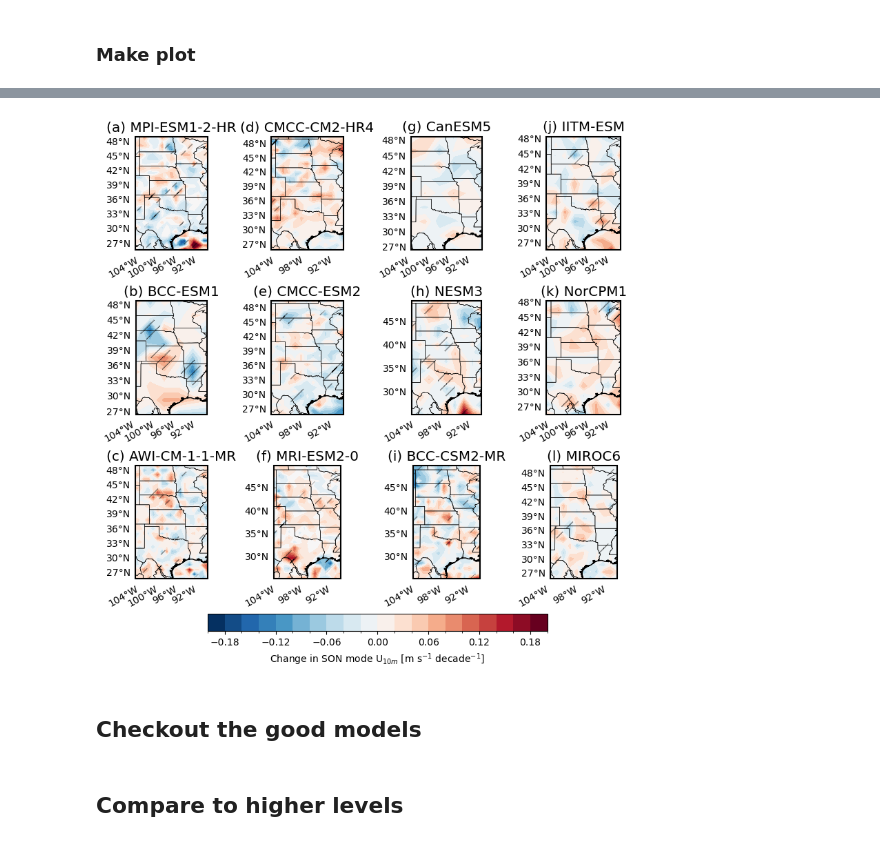
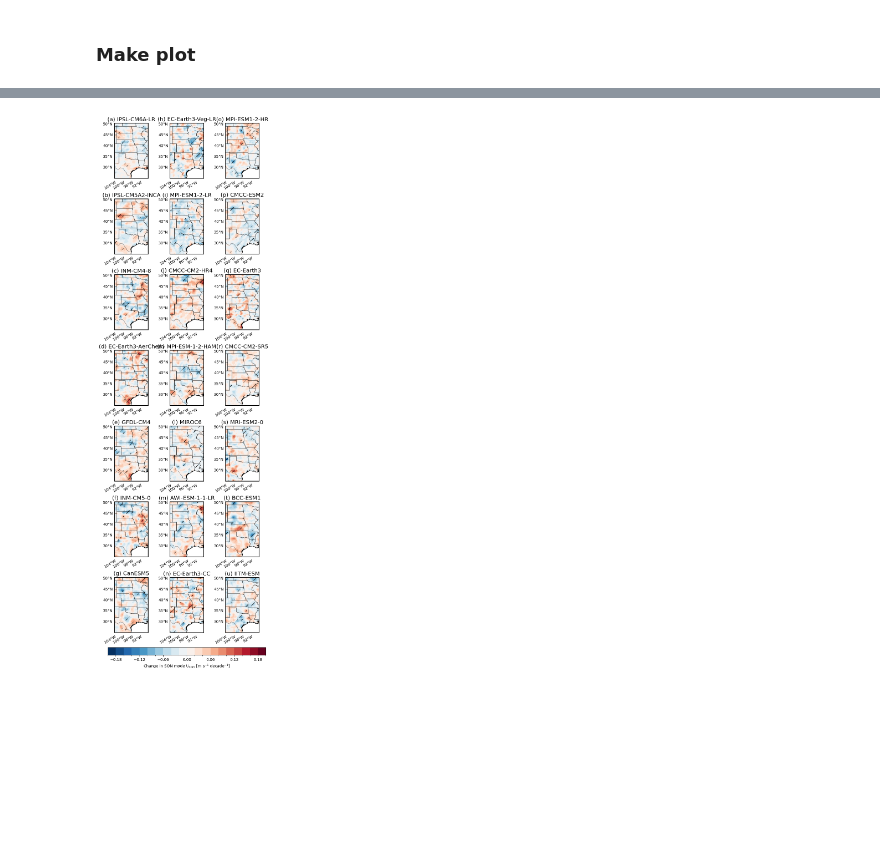
Before and after one commit to ivalencius/GPLLJ, a Jupyter notebook: src/GHCNh_cna.ipynb, the cells around one changed output, grey strips where cells are left out. Cells and saved outputs as stored; diff of their text form; code cells hidden in the pictures; blank space fills up the shorter version.

Commit message:
Added more models with ua, va, psl

```diff
--- a/src/GHCNh_cna.ipynb
+++ b/src/GHCNh_cna.ipynb
@@ -1406,26 +1382,30 @@ shape: (118, 7)
 We need to download daily model data in order to get this information.
 # %%
 from scipy import stats
+import warnings
+
 
 def mode_func(x, axis):
-    mode_result = stats.mode(x, axis=axis, nan_policy='raise')
-    return mode_result.mode
+    if np.isnan(x).all():
+        return np.nan
+    with warnings.catch_warnings():
+        warnings.simplefilter("ignore")
+        mode_result = stats.mode(x, axis=axis, nan_policy='omit')
+        return mode_result.mode
 
 model_ds = []
 # Need to do this in a loop to mask out na pixels (models on different native grids)
 # want to keep highest resolution possible for each model so no regridding
-ds_day = xr.open_dataset(CMIP6_FILE, chunks='auto')
-for source_id in model_names:
+for source_id in ds.source_id.to_numpy():
     da = (
-        ds_day.sfcWind
+        ds.sfcWind
         .sel(source_id=source_id)
-        .sel(time=slice('1979', '2014'))
     ).compute()
-    da_grid = da.where(da >= 0, drop=True)
-    da_son = da_grid.sel(time=da_grid.time.dt.month.isin([9, 10, 11]))
+    # da_grid = da.where(da >= 0, drop=True)
+    da_son = da.sel(time=da.time.dt.month.isin([9, 10, 11]))
     da_mode = da_son.groupby('time.year').reduce(mode_func, dim='time')
     regressed = apply_mk_linear(da_mode).compute()
     model_ds.append(regressed)
-mk_models = xr.concat(model_ds, pd.Index(model_names, name='source_id'), coords='minimal', compat='override')
+mk_models = xr.concat(model_ds, pd.Index(ds.source_id.to_numpy(), name='source_id'), coords='minimal', compat='override')
 mk_models
 # %% [output]
@@ -1462,4 +1453,10 @@ Data variables:
 # %%
+sig_shapes = ['o' if h else 'x' for h in station_mode_mk['h']]
+kwargs = {
+    'cmap': 'RdBu_r',
+    'vmin': -1,
+    'vmax': 1
+}
 fig, ax = plt.subplots(subplot_kw={'projection': ccrs.PlateCarree()})
 # plot in rows for shape options
 for lon, lat, slope, shape in zip(station_mode_mk['Longitude'], station_mode_mk['Latitude'], station_mode_mk['slope'], sig_shapes):
@@ -1470,7 +1467,7 @@ for lon, lat, slope, shape in zip(station_mode_mk['Longitude'], station_mode_mk[
         transform=ccrs.PlateCarree(),
         **kwargs
     )
-cbar = fig.colorbar(im, ax=ax, extend='both')
+cbar = fig.colorbar(im, ax=ax, extend='min')
 cbar.set_label('Change in mode U$_{10m}$ [m s$^{-1}$ decade$^{-1}$]')
 ax.add_feature(cfeature.STATES, linewidth=0.4)
 ax.add_feature(cfeature.COASTLINE, linewidth=1)
@@ -1486,47 +1485,45 @@ kwargs = {
     'vmin': -0.2,
     'vmax': 0.2
 }
-fig = plt.figure(figsize=(8, 8), constrained_layout=True)
-gs = fig.add_gridspec(ncols=4, nrows=3, width_ratios=[1, 1, 1, 1])
+fig = plt.figure(figsize=(6, 20), constrained_layout=True)
+gs = fig.add_gridspec(ncols=3, nrows=7)
 # Now do every other station
-axs = [[], [], []]
-for i, source_id in enumerate(model_names):
-    row = i % 3
-    col = i // 3
+axs = [[], [], [], [], [], [], []]
+for i, source_id in enumerate(ds.source_id.to_numpy()):
+    row = i % 7
+    col = i // 7
     ax = fig.add_subplot(gs[row, col], projection=ccrs.PlateCarree())
     axs[row].append(ax)
     ###
     subset = mk_models.sel(source_id=source_id)
     latlon = subset.where(~np.isnan(subset.slope), drop=True)
     mask = latlon.h # True where trend is signifigant
     decadal_slope = latlon.slope*10
     im = decadal_slope.plot.contourf(ax=ax, add_colorbar=False, levels=21, transform=ccrs.PlateCarree(), **kwargs)
     # Plot signifigance
     if np.sum(mask) > 0: # masking gets messed up if all 0, it hatches everywhere
         mask.plot.contourf(ax=ax, alpha=0, hatches=["", "//"], add_colorbar=False, levels=21, transform=ccrs.PlateCarree())
     # sig_pts = pl.from_pandas(mask.to_dataframe().reset_index()).filter(pl.col('h') == 1)
     # ax.scatter(sig_pts['x'], sig_pts['y'], transform=ccrs.PlateCarree(), marker='+', color='k', alpha=0.5, s=10)
     ###
     ax.add_feature(cfeature.STATES, linewidth=0.4)
     ax.add_feature(cfeature.COASTLINE, linewidth=1)
     add_latlon(ax)
     ax.set_title(f'({ascii_lowercase[i]}) {source_id}', fontsize='x-large')
     for spine in ax.spines.values():
         spine.set_linewidth(1.5)
 
 # axins = inset_axes(ax, # here using axis of the lowest plot
 #                width="340%",
 #                height="10%",
 #                loc='upper right',
 #                bbox_to_anchor=(1.05, 0.3, 1, 1),
 #                bbox_transform=ax.transAxes,
 #                borderpad=0,
 #                )
 axs = np.array(axs)
-cbar = plt.colorbar(im, ax=axs[2, :], orientation='horizontal')
+cbar = plt.colorbar(im, ax=axs[6, :], orientation='horizontal')
 cbar.set_label('Change in SON mode U$_{10m}$ [m s$^{-1}$ decade$^{-1}$]')
 plt.show()
 # %% [output]
-[figure, old version]
+[figure, new version]
-# %% [markdown]
-## Checkout the good models
@@ -1564,2 +1529,0 @@ plt.show()
-# %% [markdown]
-## Compare to higher levels
```
Also changed, not shown: parts of 31 cells of this notebook, 9 other files.
